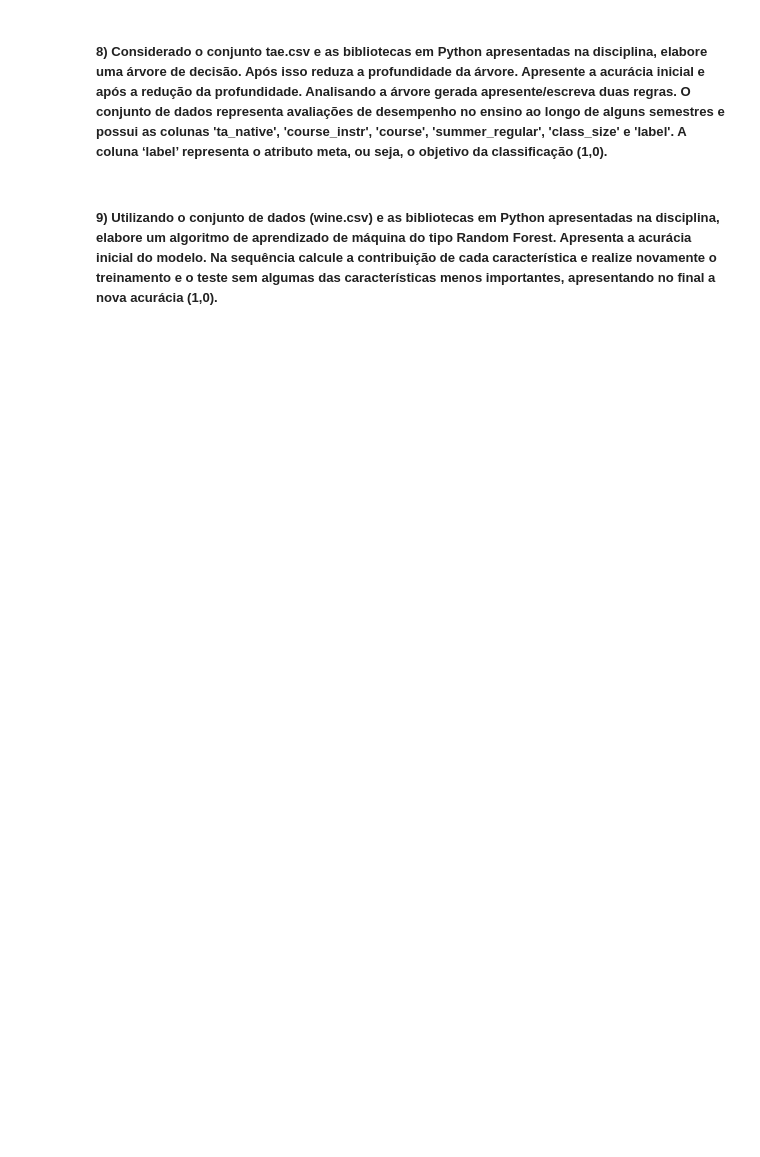
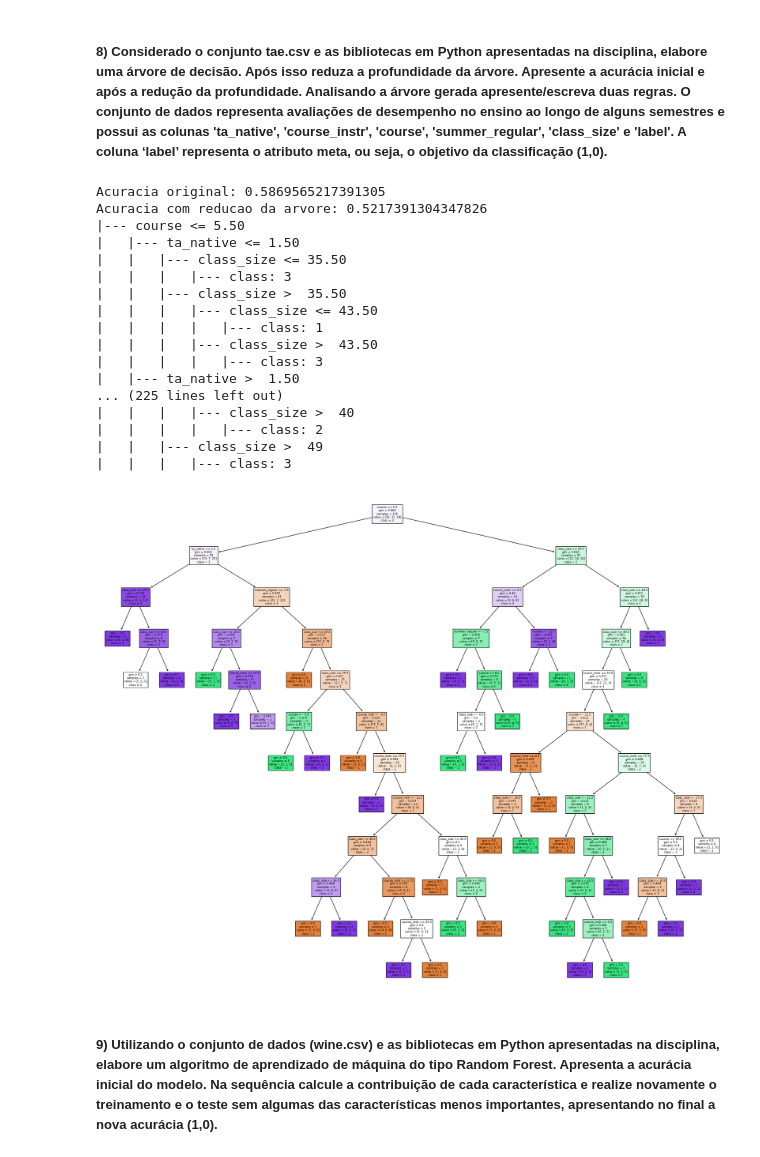
Before and after one commit to nicolascechinel/DataScience_class, a Jupyter notebook: atividades/Avaliação I-2023-2/Avaliação I-2023-2_final.ipynb, the cells around one changed output. Saved outputs shown, nothing was run; the diff lists cells and outputs as text; code cells hidden in the pictures; blank space fills up the shorter version.

```diff
--- a/atividades/Avaliação I-2023-2/Avaliação I-2023-2_final.ipynb
+++ b/atividades/Avaliação I-2023-2/Avaliação I-2023-2_final.ipynb
@@ -125,4 +303,76 @@ Temática 5 - 2<br>
 # %% [markdown]
 ##### 8) Considerado o conjunto tae.csv e as bibliotecas em Python apresentadas na disciplina, elabore uma árvore de decisão. Após isso reduza a profundidade da árvore. Apresente a acurácia inicial e após a redução da profundidade. Analisando a árvore gerada apresente/escreva duas regras. O conjunto de dados representa avaliações de desempenho no ensino ao longo de alguns semestres e possui as colunas 'ta_native', 'course_instr', 'course', 'summer_regular', 'class_size' e 'label'. A coluna ‘label’ representa o atributo meta, ou seja, o objetivo da classificação (1,0).
+# %%
+# Carrega as bibliotecas
+import pandas as pd
+from sklearn.tree import DecisionTreeClassifier # importa o Decision Tree Classifier
+from sklearn.model_selection import train_test_split # importa o método train_test_split
+from sklearn import metrics #importa as métricas de avaliação de modelos do scikit-learn
+colunas = ['ta_native', 'course_instr', 'course', 'summer_regular', 'class_size', 'label']
+data = pd.read_csv("/workspaces/DataScience_class/atividades/Avaliação I-2023-2/Arquivos/Questão 8/tae.csv", sep=",", names=colunas)
+data.head()
+
+#separa os dados em atributos e variavel meta
+X = data[['ta_native', 'course_instr', 'course', 'summer_regular', 'class_size']]
+y = data['label']
+
+#separa os dados em treino e teste
+X_train, X_test, y_train, y_test = train_test_split(X, y, test_size=0.3)
+
+#cria o classificador
+clf = DecisionTreeClassifier()
+
+#treina o classificador
+
+clf = clf.fit(X_train,y_train)
+
+#faz a predicao
+
+y_pred = clf.predict(X_test)
+
+#verifica a acuracia
+
+print("Acuracia original:",metrics.accuracy_score(y_test, y_pred))
+
+#reduzindo a profundidade da arvore
+clf2 = DecisionTreeClassifier(max_depth=3)
+clf2 = clf2.fit(X_train,y_train)
+y_pred = clf2.predict(X_test)
+print("Acuracia com reducao da arvore:",metrics.accuracy_score(y_test, y_pred))
+
+
+#mostra as arvores
+from sklearn import tree
+fig = plt.figure(figsize=(25,20))
+_ = tree.plot_tree(clf,
+                   feature_names=['ta_native', 'course_instr', 'course', 'summer_regular', 'class_size'],
+                   class_names=['1', '2', '3', '4', '5'],
+                   filled=True)
+#regras
+from sklearn.tree import export_text
+r = export_text(clf, feature_names=['ta_native', 'course_instr', 'course', 'summer_regular', 'class_size'])
+print(r)
+print('\n')
+r2 = export_text(clf, feature_names=['ta_native', 'course_instr', 'course', 'summer_regular', 'class_size'], decimals=0)
+print(r2)
+# %% [output]
+Acuracia original: 0.5869565217391305
+Acuracia com reducao da arvore: 0.5217391304347826
+|--- course <= 5.50
+|   |--- ta_native <= 1.50
+|   |   |--- class_size <= 35.50
+|   |   |   |--- class: 3
+|   |   |--- class_size >  35.50
+|   |   |   |--- class_size <= 43.50
+|   |   |   |   |--- class: 1
+|   |   |   |--- class_size >  43.50
+|   |   |   |   |--- class: 3
+|   |--- ta_native >  1.50
+... (225 lines left out)
+|   |   |   |--- class_size >  40
+|   |   |   |   |--- class: 2
+|   |   |--- class_size >  49
+|   |   |   |--- class: 3
+[figure, added]
 # %% [markdown]
 ##### 9) Utilizando o conjunto de dados (wine.csv) e as bibliotecas em Python apresentadas na disciplina, elabore um algoritmo de aprendizado de máquina do tipo Random Forest. Apresenta a acurácia inicial do modelo. Na sequência calcule a contribuição de cada característica e realize novamente o treinamento e o teste sem algumas das características menos importantes, apresentando no final a nova acurácia (1,0).
```
Also changed, not shown: parts of 12 cells of this notebook, 1 other file.
